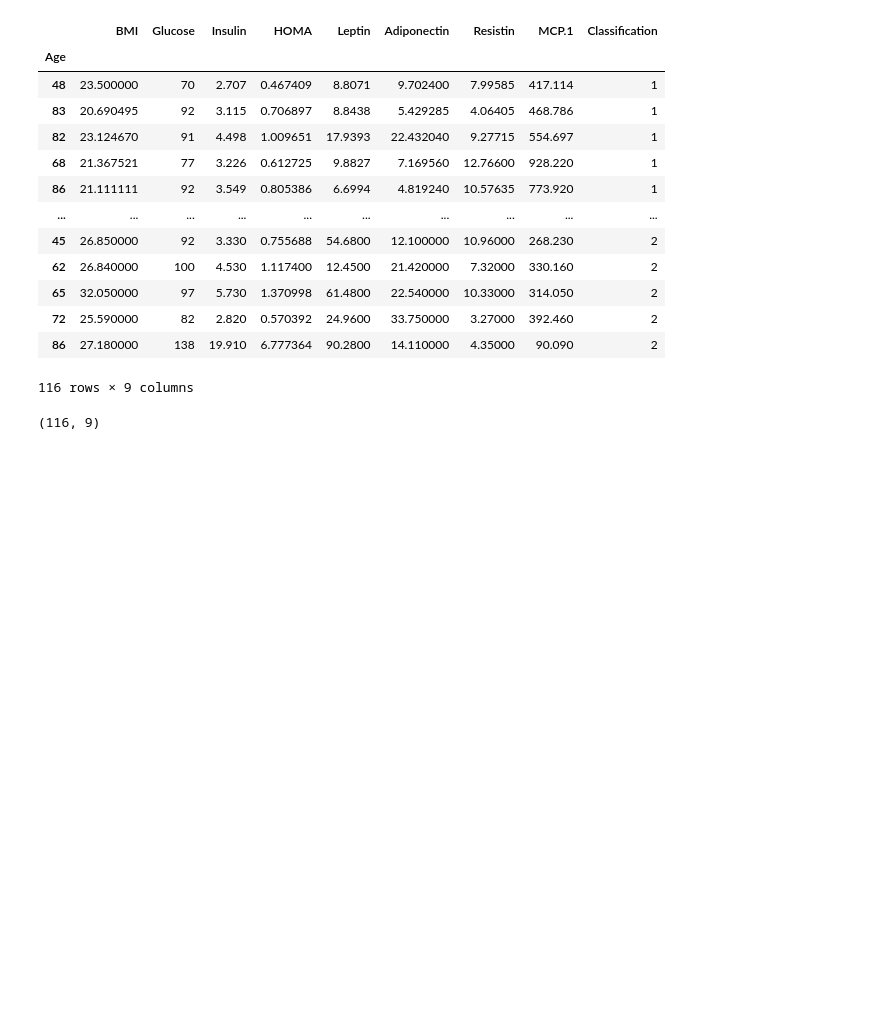
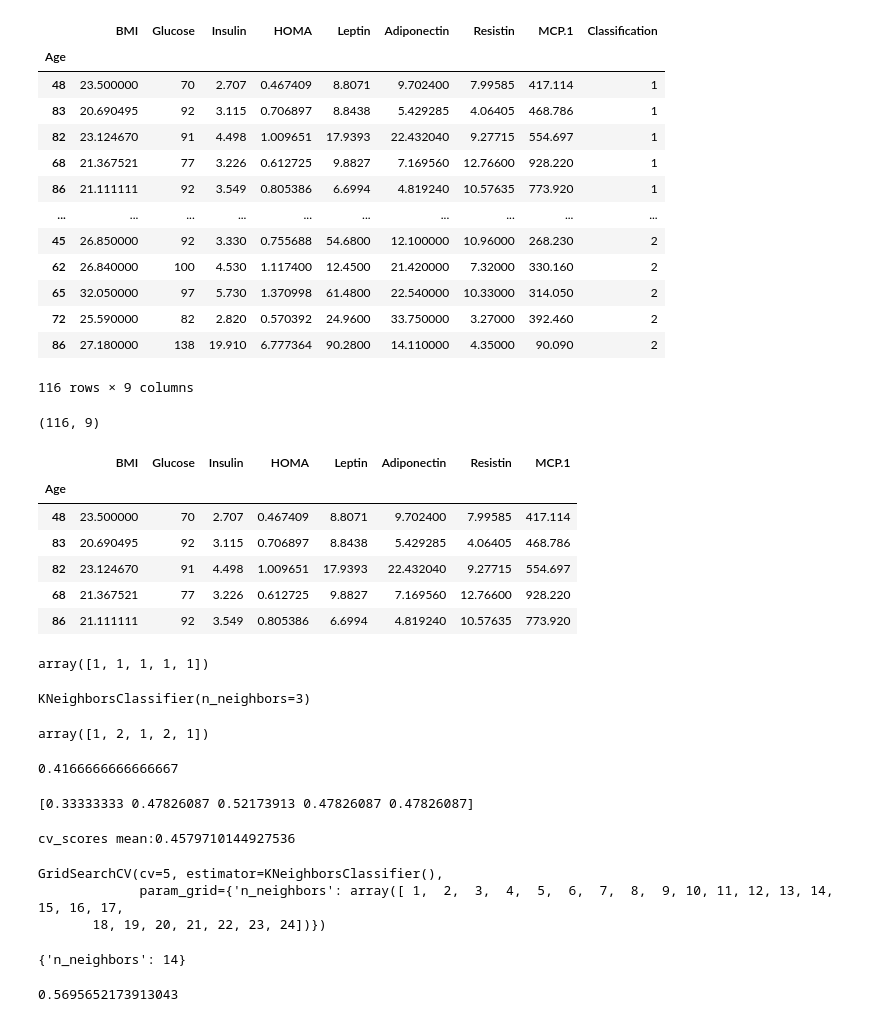
Before and after one commit to Ais-122/datamining, a Jupyter notebook: _sources/UTS.ipynb, the cells around one changed output. Cells and saved outputs as stored; diff of their text form; code cells hidden in the pictures; blank space fills up the shorter version.

```diff
--- a/_sources/UTS.ipynb
+++ b/_sources/UTS.ipynb
@@ -28,3 +30,23 @@ data
 data.shape
 # %% [output]
 (116, 9)
+# %%
+#membuat dataframe dengan mengecualikan kolom target
+X = data.drop(columns=['Classification'])
+#melakukan cek dengan menampilkan data
+X.head()
+# %% [output]
+|  | BMI | Glucose | Insulin | HOMA | Leptin | Adiponectin | Resistin | MCP.1 |
+| Age |  |  |  |  |  |  |  |  |
+| 48 | 23.500000 | 70 | 2.707 | 0.467409 | 8.8071 | 9.702400 | 7.99585 | 417.114 |
+| 83 | 20.690495 | 92 | 3.115 | 0.706897 | 8.8438 | 5.429285 | 4.06405 | 468.786 |
+| 82 | 23.124670 | 91 | 4.498 | 1.009651 | 17.9393 | 22.432040 | 9.27715 | 554.697 |
+| 68 | 21.367521 | 77 | 3.226 | 0.612725 | 9.8827 | 7.169560 | 12.76600 | 928.220 |
+| 86 | 21.111111 | 92 | 3.549 | 0.805386 | 6.6994 | 4.819240 | 10.57635 | 773.920 |
+# %%
+#Target values
+y = data['Classification'].values
+#menampilkan target values
+y[0:5]
+# %% [output]
+array([1, 1, 1, 1, 1])
@@ -30,0 +57,57 @@ data.shape
+# %%
+from sklearn.neighbors import KNeighborsClassifier
+# Membuat KNN classifier
+knn = KNeighborsClassifier(n_neighbors = 3)
+# Menyesuaikan kelas dengan data
+knn.fit(X_train,y_train)
+# %% [output]
+KNeighborsClassifier(n_neighbors=3)
+# %%
+#Menampilkan 5 data prediksi
+knn.predict(X_test)[0:5]
+# %% [output]
+array([1, 2, 1, 2, 1])
+# %%
+#Cek akurasi tes data
+knn.score(X_test, y_test)
+# %% [output]
+0.4166666666666667
+# %%
+from sklearn.model_selection import cross_val_score
+import numpy as np
+#Membuat KNN model baru
+knn_cv = KNeighborsClassifier(n_neighbors=3)
+#mencoba model dengan cv = 5
+cv_scores = cross_val_score(knn_cv, X, y, cv=5)
+#print cv score
+print(cv_scores)
+# %% [output]
+[0.33333333 0.47826087 0.52173913 0.47826087 0.47826087]
+# %%
+print("cv_scores mean:{}".format(np.mean(cv_scores)))
+# %% [output]
+cv_scores mean:0.4579710144927536
+# %%
+from sklearn.model_selection import GridSearchCV
+#membuat KNN Model baru
+knn2 = KNeighborsClassifier()
+#membuat dictionary dari semua values yang akan dilakukan tes pada n_neighbors
+param_grid = {"n_neighbors": np.arange(1, 25)}
+#menggunakan gridsearch untuk melakukan tes values pada n_neighbors
+knn_gscv = GridSearchCV(knn2, param_grid, cv=5)
+#menyesuaikan model pada data
+knn_gscv.fit(X, y)
+# %% [output]
+GridSearchCV(cv=5, estimator=KNeighborsClassifier(),
+             param_grid={'n_neighbors': array([ 1,  2,  3,  4,  5,  6,  7,  8,  9, 10, 11, 12, 13, 14, 15, 16, 17,
+       18, 19, 20, 21, 22, 23, 24])})
+# %%
+#melakukan cek performa n_neighbors value
+knn_gscv.best_params_
+# %% [output]
+{'n_neighbors': 14}
+# %%
+#cek mean score dari top performing value pada n_neighbors
+knn_gscv.best_score_
+# %% [output]
+0.5695652173913043
```
Also changed, not shown: parts of 22 cells of this notebook, 15 other files.
